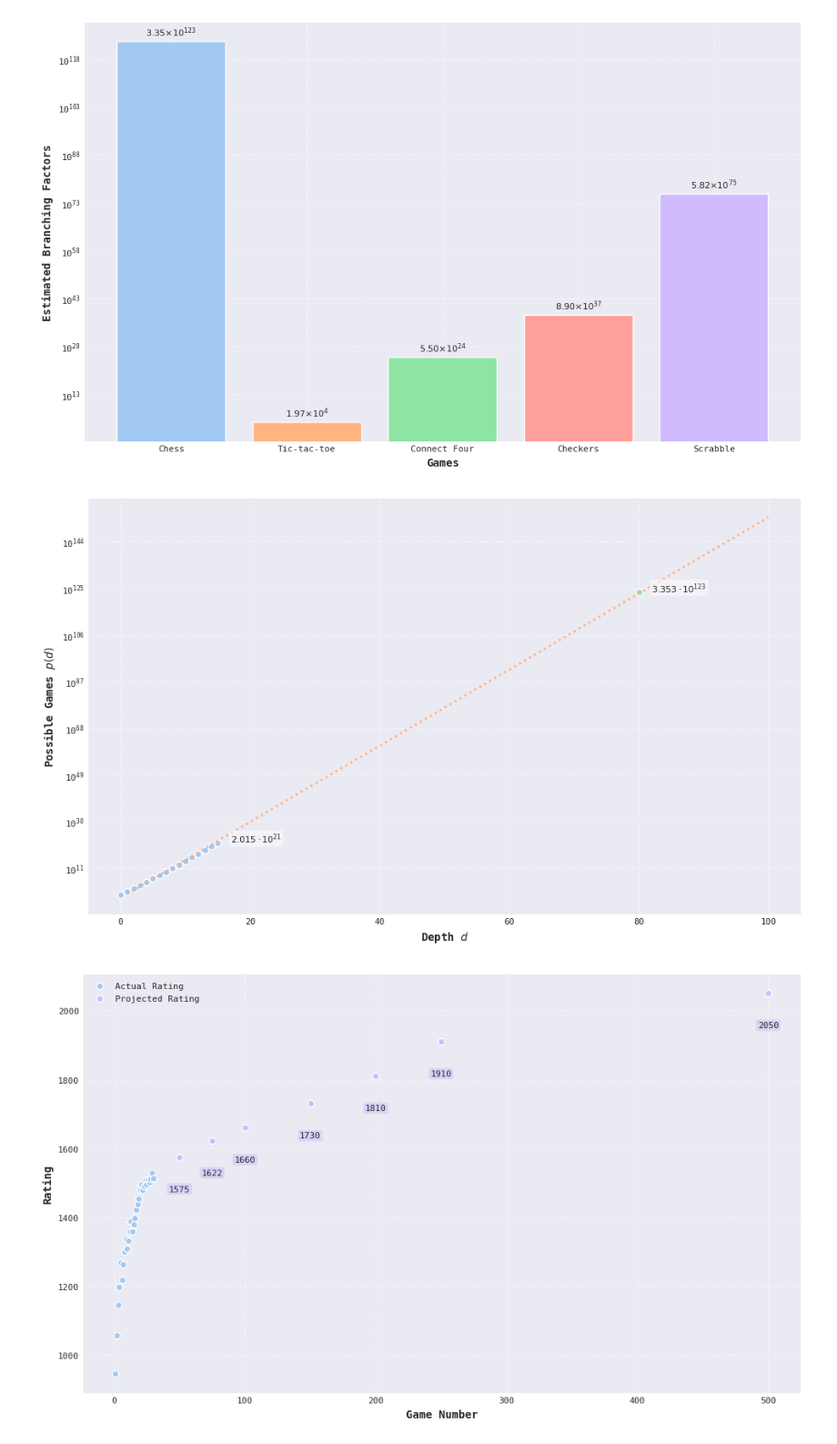
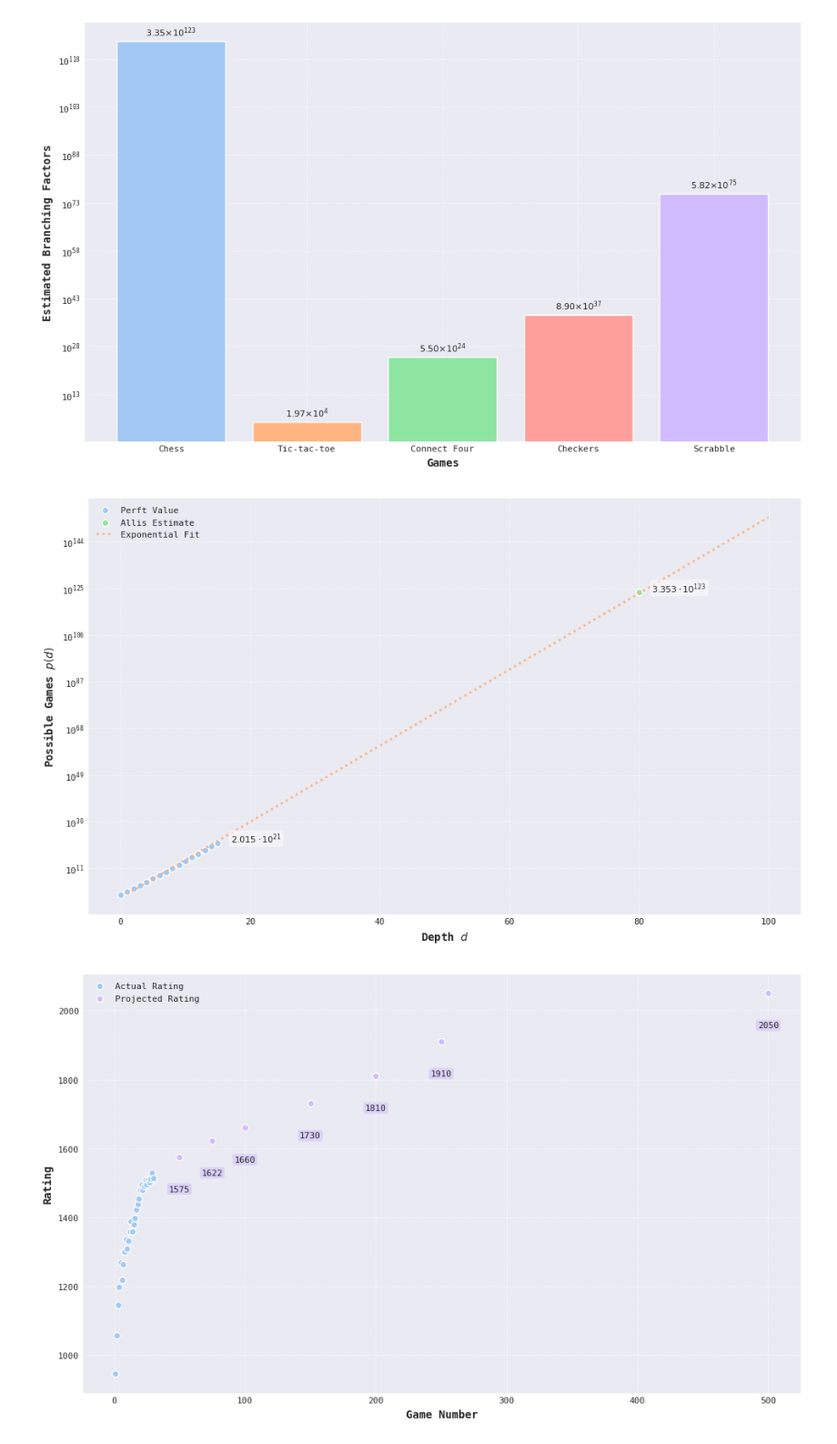
Before and after one commit to jparkington/Project-Mittens, a Jupyter notebook: Charts.ipynb, the cells around one changed output. Shown: that part at 91% size. Saved outputs shown, nothing was run; the diff lists cells and outputs as text; code cells hidden in the pictures.

```diff
--- a/Charts.ipynb
+++ b/Charts.ipynb
@@ -319,34 +319,35 @@ plt.scatter(depths,
 
 # Isolate the point for the "Allis Estimate"
 plt.scatter(np.array([80]),
             np.array([3.353e123]),
             color      = colors[2],
             marker     = 'o',
             edgecolors = 'white',
             label      = "Allis Estimate")
 
 # Create the fit line
 plt.plot(depth_range,
          predictions,
          color     = colors[1],
          linestyle = ':',
          linewidth = 2,
          label     = "Exponential Fit")
 
 # Add annotations as defined above to the plot
 for pos, text in annotations:
     plt.annotate(text, pos, (pos[0] + 2, pos[1] * 1.5), fontsize = 8,
                  bbox = dict(boxstyle  = "round,pad = 0.2",
                              edgecolor = "none",
                              facecolor = "white",
                              alpha     = 0.5))
 
 plt.xlabel("Depth $d$")
 plt.ylabel("Possible Games $p(d)$")
+plt.legend(loc = 'best')
 plt.gca().set(yscale = 'log')
 plt.tight_layout()
 # %% [output]
-[figure, old version]
+[figure, new version]
 # %%
 '''
 Actual vs. Projected Rating
```
Also changed, not shown: parts of 1 cell of this notebook.
